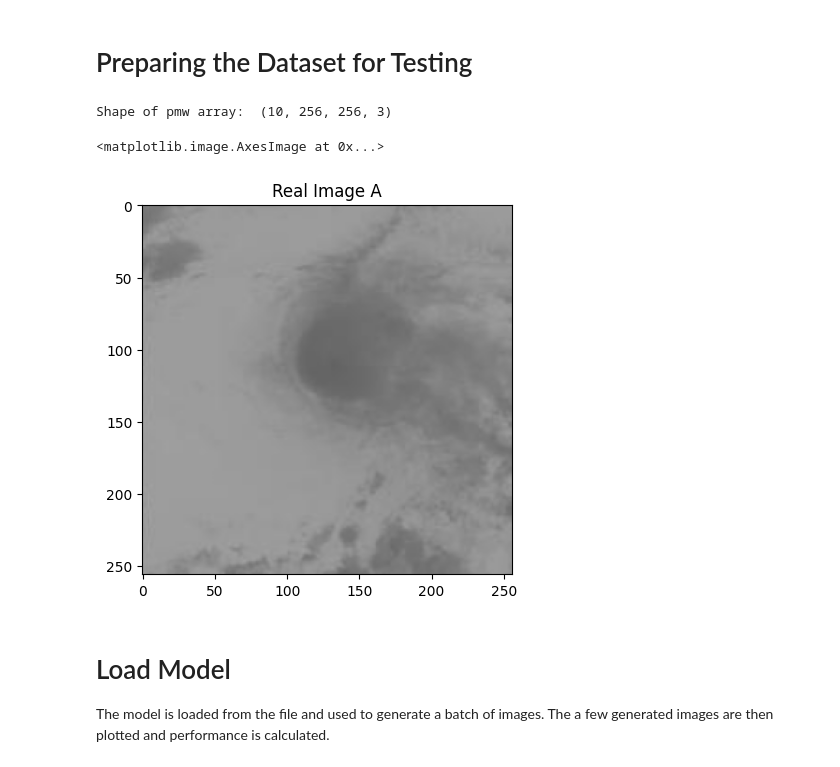
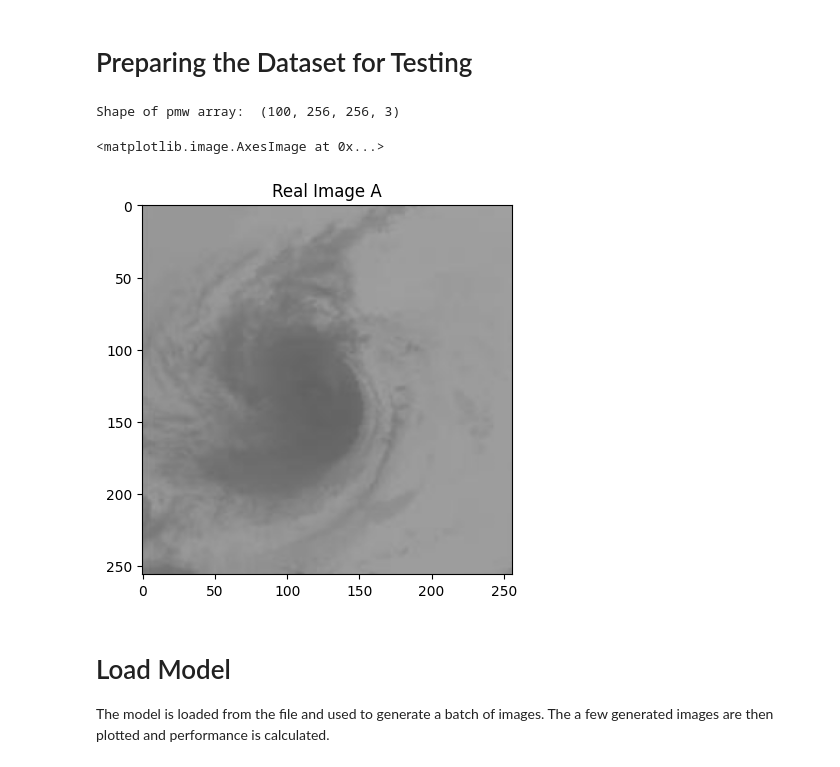
Before and after one commit to kbdharun/mini-project, a Jupyter notebook: Res-Pix2Pix/cyclone-res-pix2pix.ipynb, the cells around one changed output. Drawn from its saved outputs; the diff is of its cells as text; code cells hidden in the pictures.

Commit message:
wip: add TCIRRP GAN notebook
Signed-off-by: K.B.Dharun Krishna <kbdharunkrishna@gmail.com>

```diff
--- a/Res-Pix2Pix/cyclone-res-pix2pix.ipynb
+++ b/Res-Pix2Pix/cyclone-res-pix2pix.ipynb
@@ -885,7 +829,7 @@ from numpy import savez_compressed
 import matplotlib.pyplot as plt
 
 # Dataset directory path
-directory = r'/home/kbdharunkrishna/Downloads/mini-project/TCIRRP/test0.01k'
+directory = r'E:\mini-project\TCIRRP\train0.1k'
 
 # Get a list of all the file paths
 image_paths = [os.path.join(directory, img) for img in os.listdir(directory)]
@@ -900,35 +844,35 @@ ir = []
 # Iterate over all images
 for i in range(len(images)):
     # Split the image into two halves
     image1 = images[i][0:201, 0:201]
     image2 = images[i][0:201,201:402]
 
     # Resize both halves of the image to 256x256
     image1 = cv2.resize(image1,(256,256))
     image2 = cv2.resize(image2,(256,256))
 
     # Reshape both halves of the image to have a depth of 3 (for RGB channels)
     image1 = image1.reshape(256,256,3)
     image2 = image2.reshape(256,256,3)
 
     # Append the processed halves of the image to their respective lists
     pmw.append(image1)
     ir.append(image2)
 
 # Convert the lists to numpy arrays
 pmw = np.array(pmw)
 ir = np.array(ir)
 
 # Print the shape of the 'pmw' array
 print('Shape of pmw array: ', pmw.shape)
 
 # Display the first image in the 'ir' array
 plt.title('Real Image A')
 plt.imshow(ir[0])
 # %% [output]
-Shape of pmw array:  (10, 256, 256, 3)
+Shape of pmw array:  (100, 256, 256, 3)
 <matplotlib.image.AxesImage at 0x...>
-[figure, old version]
+[figure, new version]
 # %% [markdown]
 # Load Model
 
```
Also changed, not shown: parts of 10 cells of this notebook, 7 other files.
